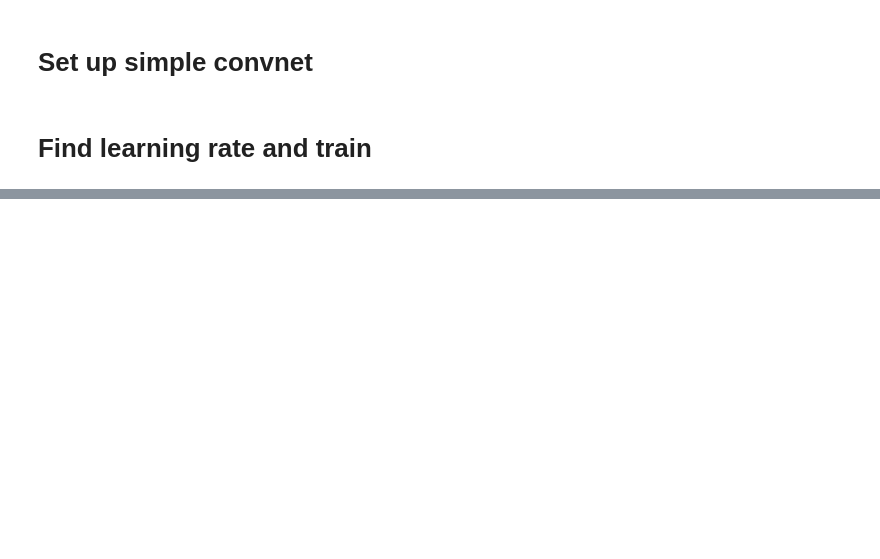
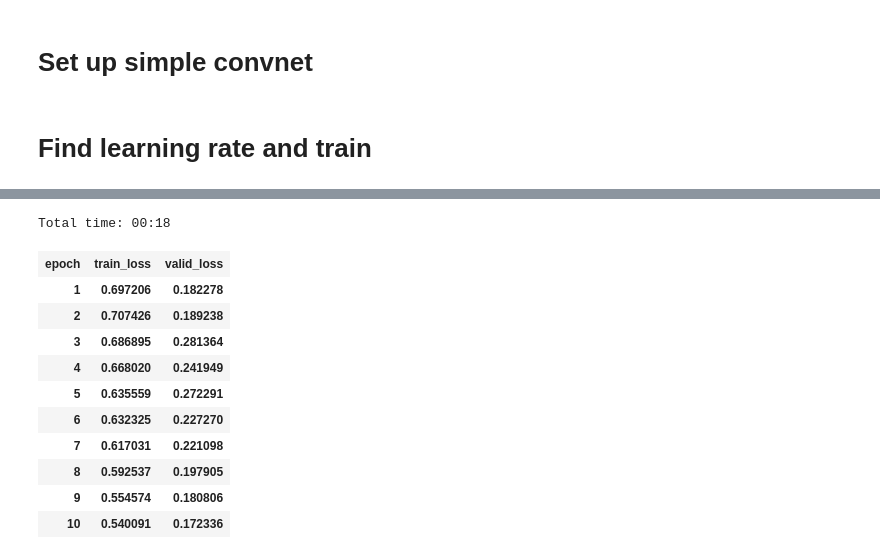
Before and after one commit to jwuphysics/convnet-demo, a Jupyter notebook: notebook/Metallicity prediction demo.ipynb, the cells around one changed output, grey strips where cells are left out. Cells and saved outputs as stored; diff of their text form; code cells hidden in the pictures; blank space fills up the shorter version.

```diff
--- a/notebook/Metallicity prediction demo.ipynb
+++ b/notebook/Metallicity prediction demo.ipynb
@@ -90,0 +104,15 @@ TypeError: object() takes no parameters
+# %%
+learn.fit_one_cycle(10, slice(1e-4, 1e-2))
+# %% [output]
+Total time: 00:18
+| epoch | train_loss | valid_loss |
+| 1 | 0.697206 | 0.182278 |
+| 2 | 0.707426 | 0.189238 |
+| 3 | 0.686895 | 0.281364 |
+| 4 | 0.668020 | 0.241949 |
+| 5 | 0.635559 | 0.272291 |
+| 6 | 0.632325 | 0.227270 |
+| 7 | 0.617031 | 0.221098 |
+| 8 | 0.592537 | 0.197905 |
+| 9 | 0.554574 | 0.180806 |
+| 10 | 0.540091 | 0.172336 |
```
Also changed, not shown: parts of 20 cells of this notebook.
